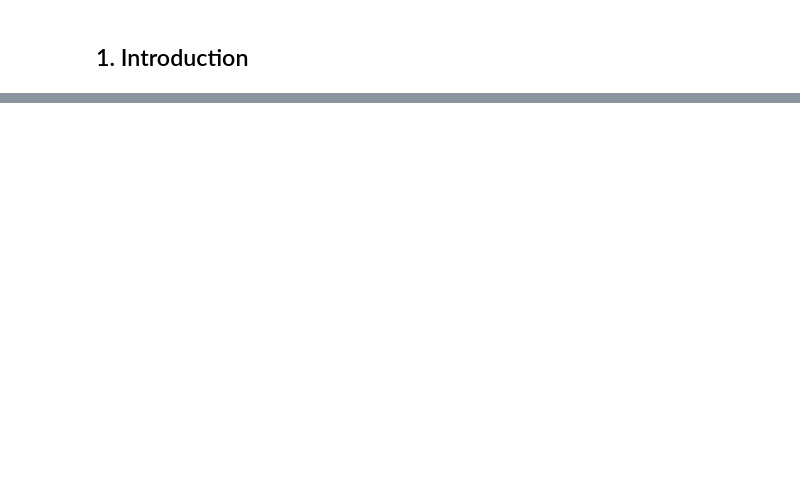
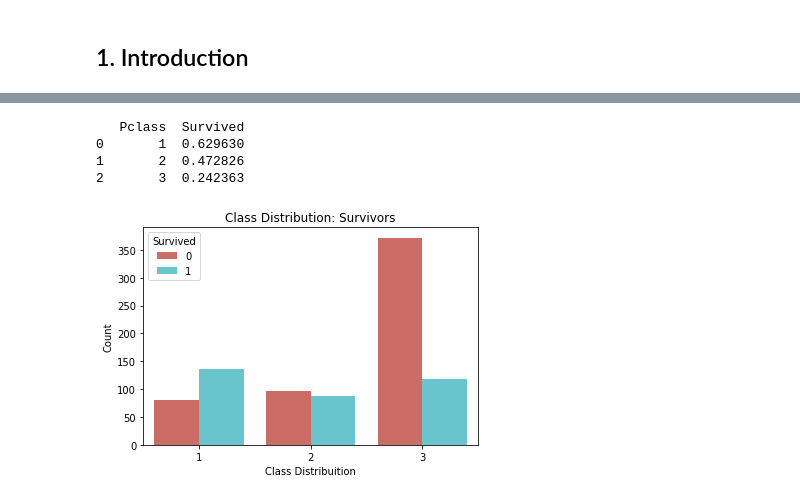
Before and after one commit to imary16/SurvivalTitanic, a Jupyter notebook: Titanic-Survival.ipynb, the cells around one changed output, grey strips where cells are left out. Drawn from its saved outputs; the diff is of its cells as text; code cells hidden in the pictures; blank space fills up the shorter version.

```diff
--- a/Titanic-Survival.ipynb
+++ b/Titanic-Survival.ipynb
@@ -34,0 +119,13 @@ FileNotFoundError: [Errno 2] File ../input/titanic/train.csv does not exist: '..
+# %%
+print (train[['Pclass', 'Survived']].groupby(['Pclass'], as_index=False).mean())
+sns.countplot(x="Pclass", data=train, hue="Survived", palette="hls")
+plt.title('Class Distribution: Survivors')
+plt.xlabel('Class Distribuition')
+plt.ylabel('Count')
+plt.show()
+# %% [output]
+   Pclass  Survived
+0       1  0.629630
+1       2  0.472826
+2       3  0.242363
+[figure, added]
```
Also changed, not shown: parts of 20 cells of this notebook.
